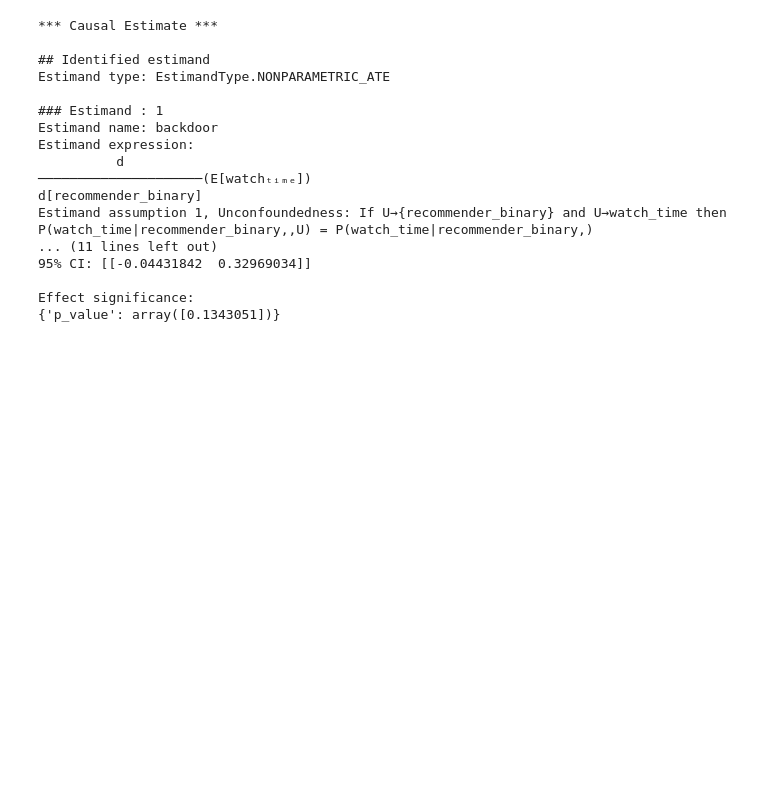
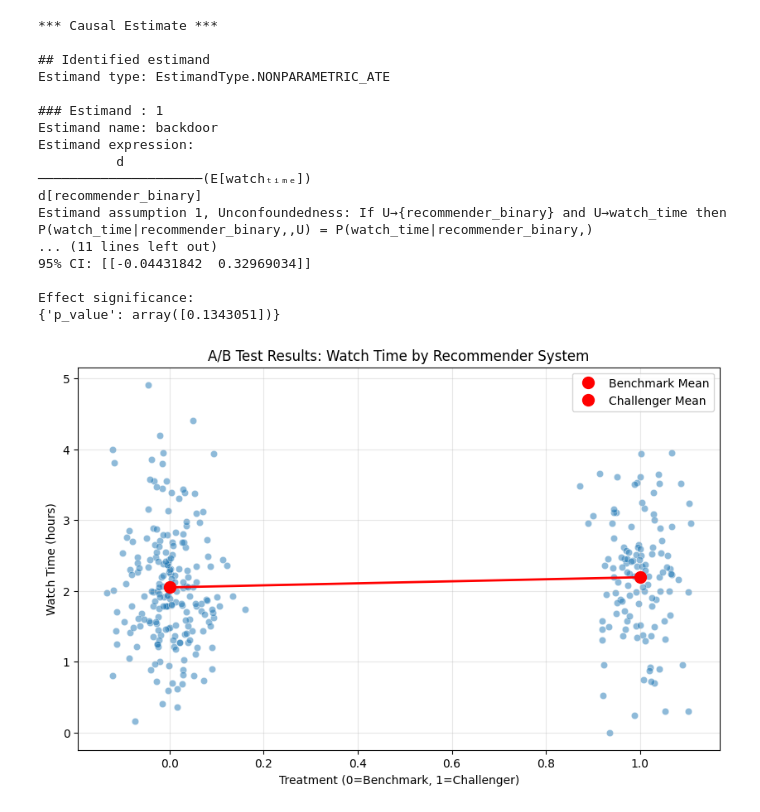
Before and after one commit to vp-82/causal-inference-in-python-code, a Jupyter notebook: causal-inference-in-python/04b_example_with_pywhy.ipynb, the cells around one changed output. Saved outputs shown, nothing was run; the diff lists cells and outputs as text; code cells hidden in the pictures; blank space fills up the shorter version.

```diff
--- a/causal-inference-in-python/04b_example_with_pywhy.ipynb
+++ b/causal-inference-in-python/04b_example_with_pywhy.ipynb
@@ -81,3 +81,39 @@ Estimand assumption 1, Unconfoundedness: If U→{recommender_binary} and U→wat
 
 Effect significance:
 {'p_value': array([0.1343051])}
+# %%
+import matplotlib.pyplot as plt
+import seaborn as sns
+import numpy as np
+
+# Create the visualization
+plt.figure(figsize=(10, 6))
+
+# Add some random jitter to x-axis to show distribution better
+jitter = np.random.normal(0, 0.05, size=len(data))
+x_jittered = (data['recommender'] == 'challenger').astype(int) + jitter
+
+# Scatter plot with jitter
+sns.scatterplot(x=x_jittered, y=data['watch_time'], alpha=0.5)
+
+# Add regression line
+x_range = np.array([0, 1])
+y_predicted = result.params['Intercept'] + result.params['C(recommender)[T.challenger]'] * x_range
+plt.plot(x_range, y_predicted, color='red', linewidth=2)
+
+# Customize the plot
+plt.xlabel('Treatment (0=Benchmark, 1=Challenger)')
+plt.ylabel('Watch Time (hours)')
+plt.title('A/B Test Results: Watch Time by Recommender System')
+
+# Add mean points
+plt.plot([0], [data[data['recommender']=='benchmark']['watch_time'].mean()],
+         'o', color='red', markersize=10, label='Benchmark Mean')
+plt.plot([1], [data[data['recommender']=='challenger']['watch_time'].mean()],
+         'o', color='red', markersize=10, label='Challenger Mean')
+
+plt.legend()
+plt.grid(True, alpha=0.3)
+plt.show()
+# %% [output]
+[figure, added]
```
Also changed, not shown: parts of 1 cell of this notebook.
